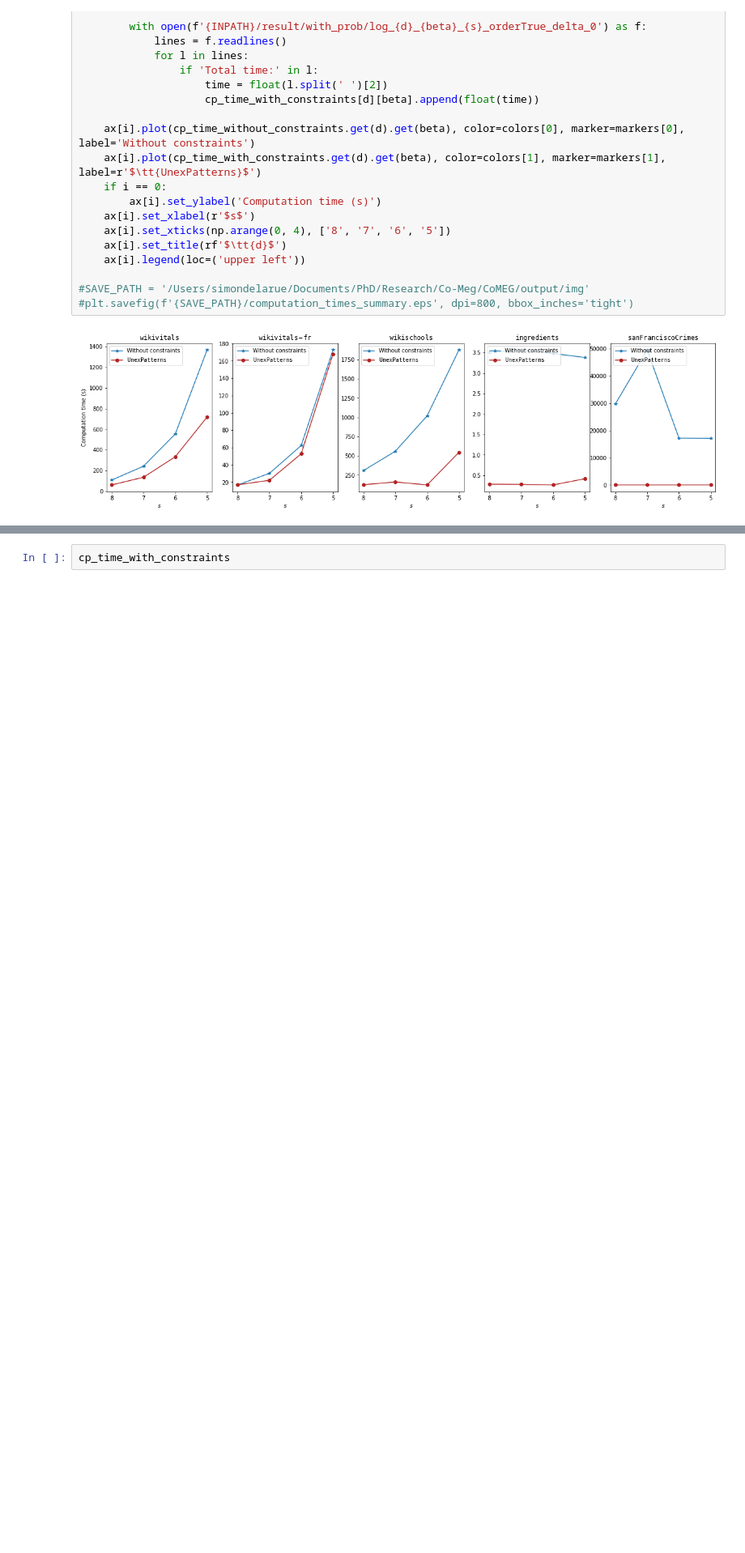
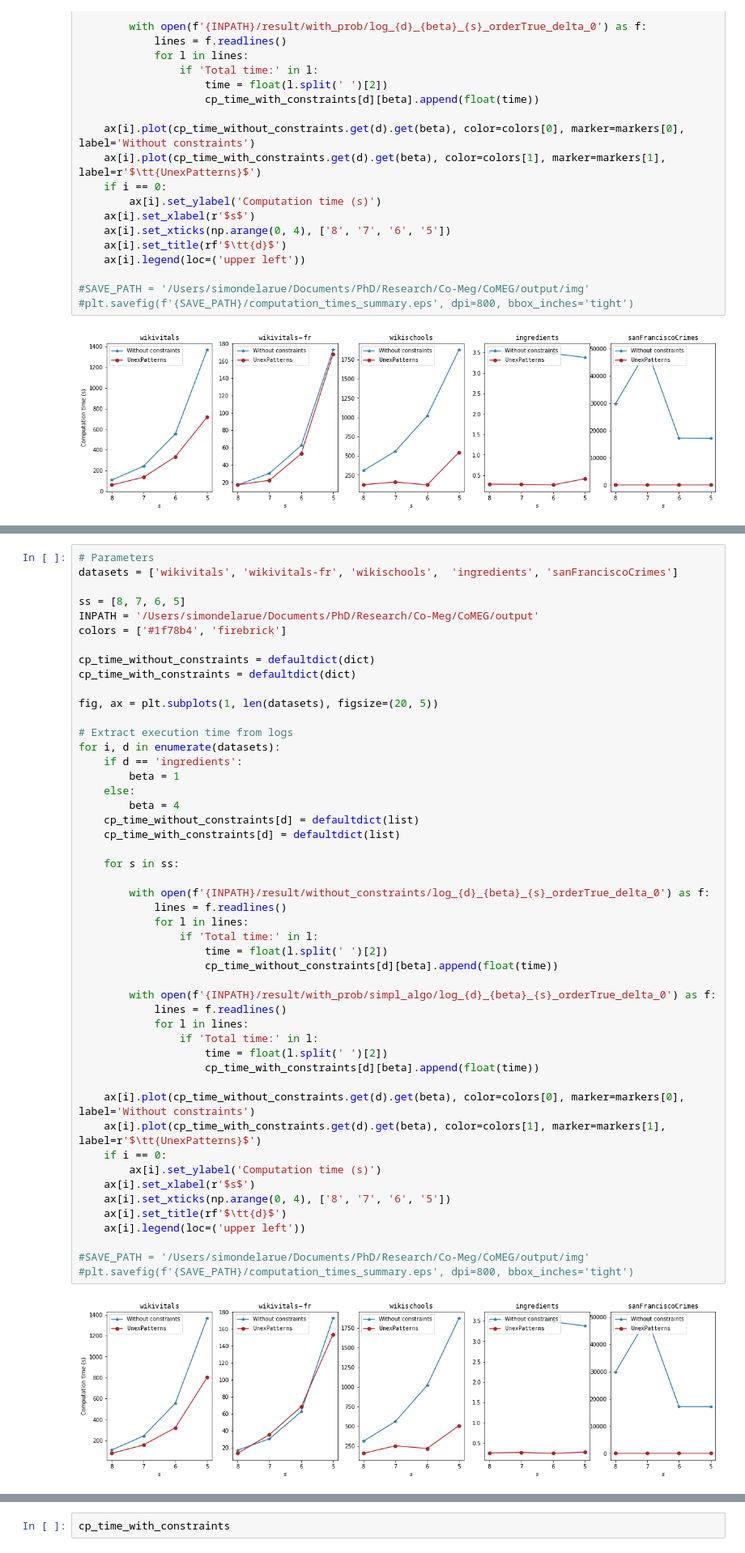
Before and after one commit to Co-MEG/CoMEG, a Jupyter notebook: notebooks/experiments/pattern_statistics.ipynb, the cells around one changed output, grey strips where cells are left out. Shown: that part at 81% size. Cells and saved outputs as stored; diff of their text form; blank space fills up the shorter version.

```diff
--- a/notebooks/experiments/pattern_statistics.ipynb
+++ b/notebooks/experiments/pattern_statistics.ipynb
@@ -236,0 +395,51 @@ for i, d in enumerate(datasets):
+# %%
+# Parameters
+datasets = ['wikivitals', 'wikivitals-fr', 'wikischools',  'ingredients', 'sanFranciscoCrimes']
+
+ss = [8, 7, 6, 5]
+INPATH = '/Users/simondelarue/Documents/PhD/Research/Co-Meg/CoMEG/output'
+colors = ['#1f78b4', 'firebrick']
+
+cp_time_without_constraints = defaultdict(dict)
+cp_time_with_constraints = defaultdict(dict)
+
+fig, ax = plt.subplots(1, len(datasets), figsize=(20, 5))
+
+# Extract execution time from logs
+for i, d in enumerate(datasets):
+    if d == 'ingredients':
+        beta = 1
+    else:
+        beta = 4
+    cp_time_without_constraints[d] = defaultdict(list)
+    cp_time_with_constraints[d] = defaultdict(list)
+
+    for s in ss:
+
+        with open(f'{INPATH}/result/without_constraints/log_{d}_{beta}_{s}_orderTrue_delta_0') as f:
+            lines = f.readlines()
+            for l in lines:
+                if 'Total time:' in l:
+                    time = float(l.split(' ')[2])
+                    cp_time_without_constraints[d][beta].append(float(time))
+
+        with open(f'{INPATH}/result/with_prob/simpl_algo/log_{d}_{beta}_{s}_orderTrue_delta_0') as f:
+            lines = f.readlines()
+            for l in lines:
+                if 'Total time:' in l:
+                    time = float(l.split(' ')[2])
+                    cp_time_with_constraints[d][beta].append(float(time))
+
+    ax[i].plot(cp_time_without_constraints.get(d).get(beta), color=colors[0], marker=markers[0], label='Without constraints')
+    ax[i].plot(cp_time_with_constraints.get(d).get(beta), color=colors[1], marker=markers[1], label=r'$\tt{UnexPatterns}$')
+    if i == 0:
+        ax[i].set_ylabel('Computation time (s)')
+    ax[i].set_xlabel(r'$s$')
+    ax[i].set_xticks(np.arange(0, 4), ['8', '7', '6', '5'])
+    ax[i].set_title(rf'$\tt{d}$')
+    ax[i].legend(loc=('upper left'))
+
+#SAVE_PATH = '/Users/simondelarue/Documents/PhD/Research/Co-Meg/CoMEG/output/img'
+#plt.savefig(f'{SAVE_PATH}/computation_times_summary.eps', dpi=800, bbox_inches='tight')
+# %% [output]
+[figure, added]
```
Also changed, not shown: parts of 12 cells of this notebook.
